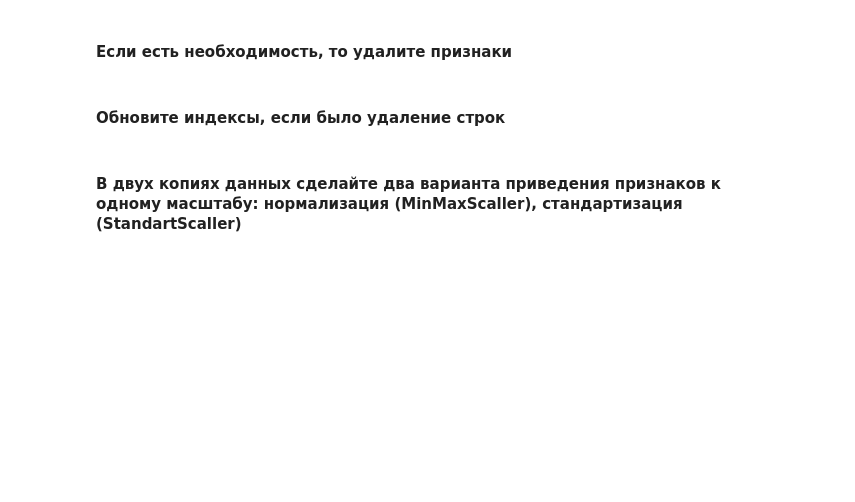
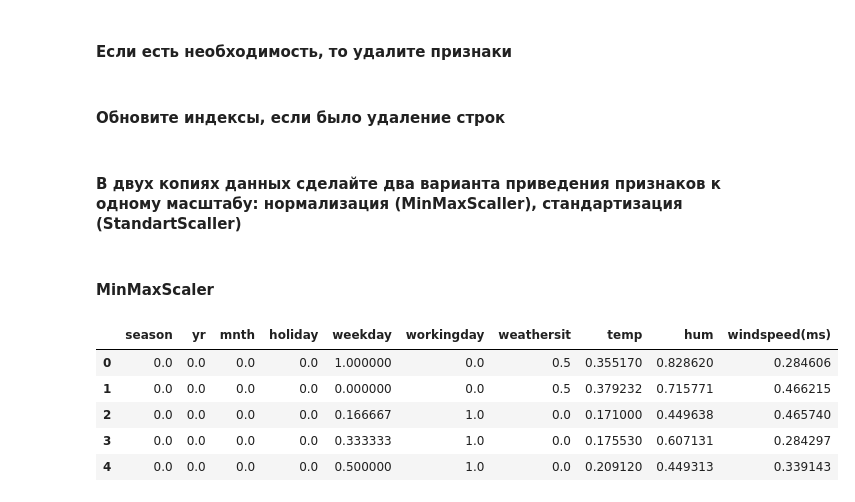
Before and after one commit to IvanSaratov/prog_tech_2, a Jupyter notebook: work3/main.ipynb, the cells around one changed output. Drawn from its saved outputs; the diff is of its cells as text; code cells hidden in the pictures; blank space fills up the shorter version.

```diff
--- a/work3/main.ipynb
+++ b/work3/main.ipynb
@@ -192,3 +207,21 @@ data = data.drop(["windspeed(mph)", "atemp"], axis=1)
 data.reset_index(drop=True, inplace=True)
 # %% [markdown]
 #### В двух копиях данных сделайте два варианта приведения признаков к одному масштабу: нормализация (MinMaxScaller), стандартизация (StandartScaller)
+# %% [markdown]
+#### MinMaxScaler
+# %%
+X = data.drop('cnt', axis=1)
+y = data['cnt']
+
+scaler = MinMaxScaler()
+X_mm = scaler.fit_transform(X)
+
+X_mm_df = pd.DataFrame(X_mm, columns=X.columns)
+X_mm_df.head()
+# %% [output]
+|  | season | yr | mnth | holiday | weekday | workingday | weathersit | temp | hum | windspeed(ms) |
+| 0 | 0.0 | 0.0 | 0.0 | 0.0 | 1.000000 | 0.0 | 0.5 | 0.355170 | 0.828620 | 0.284606 |
+| 1 | 0.0 | 0.0 | 0.0 | 0.0 | 0.000000 | 0.0 | 0.5 | 0.379232 | 0.715771 | 0.466215 |
+| 2 | 0.0 | 0.0 | 0.0 | 0.0 | 0.166667 | 1.0 | 0.0 | 0.171000 | 0.449638 | 0.465740 |
+| 3 | 0.0 | 0.0 | 0.0 | 0.0 | 0.333333 | 1.0 | 0.0 | 0.175530 | 0.607131 | 0.284297 |
+| 4 | 0.0 | 0.0 | 0.0 | 0.0 | 0.500000 | 1.0 | 0.0 | 0.209120 | 0.449313 | 0.339143 |
```
Also changed, not shown: parts of 20 cells of this notebook, 1 other file.
